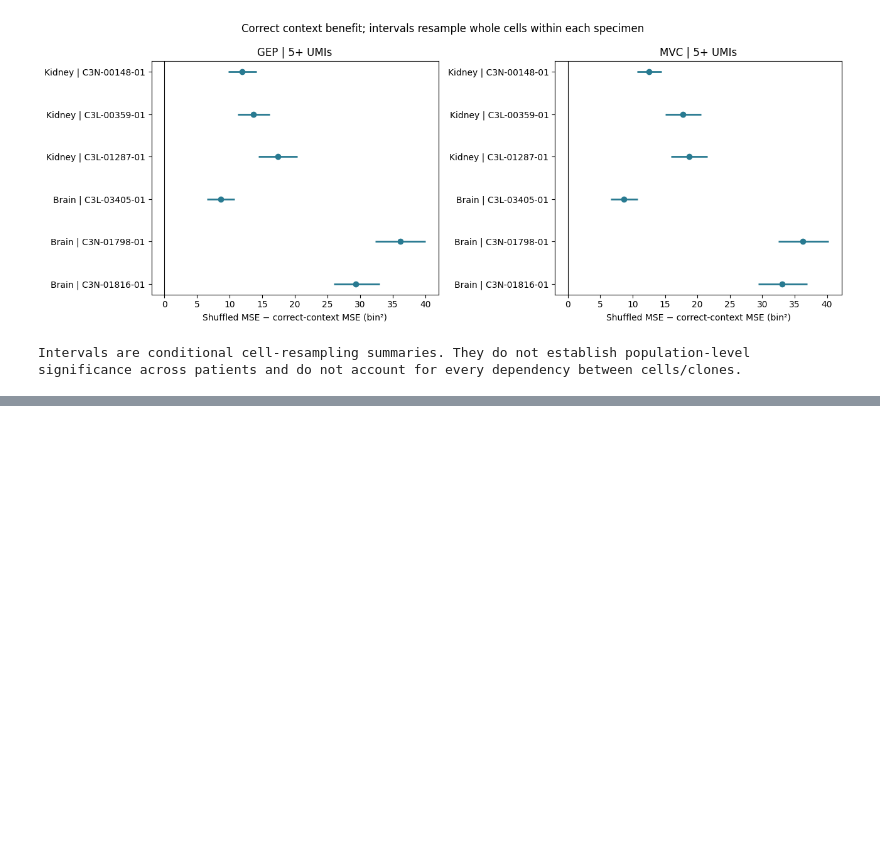
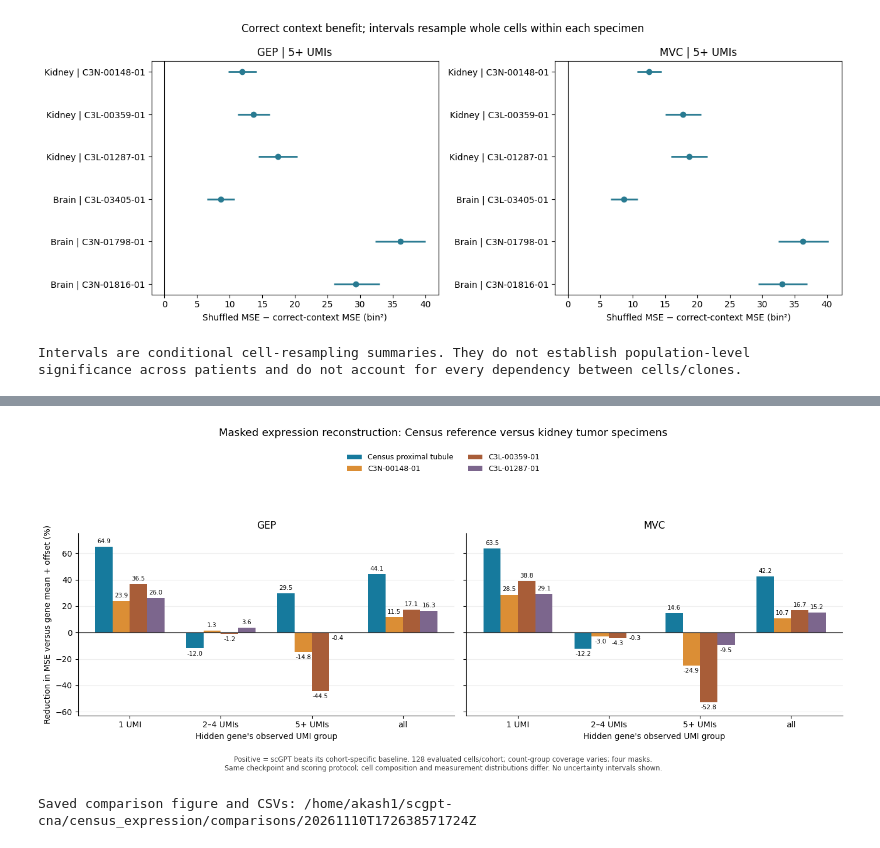
Before and after one commit to AkashPrasad2/scgpt-cna, a Jupyter notebook: notebooks/05-scGPT_benchmarking.ipynb, the cells around one changed output, grey strips where cells are left out. Saved outputs shown, nothing was run; the diff lists cells and outputs as text; code cells hidden in the pictures; blank space fills up the shorter version.

```diff
--- a/notebooks/05-scGPT_benchmarking.ipynb
+++ b/notebooks/05-scGPT_benchmarking.ipynb
@@ -2566,0 +3456,48 @@ significance across patients and do not account for every dependency between cel
+# %%
+# 11 — Compare improvement over the SAME TYPE of baseline, separately by cohort.
+import matplotlib.pyplot as plt
+
+comparison_groups = ["1 UMI", "2–4 UMIs", "5+ UMIs", "all"]
+comparison_cohorts = ["Census proximal tubule", *comparison_kidney_ids]
+comparison_colors = ["#167A9D", "#DB8E35", "#A85D38", "#7C668D"]
+fig, axes = plt.subplots(1, 2, figsize=(14, 6), sharey=True)
+comparison_values = []
+for ax, head in zip(axes, ["GEP", "MVC"]):
+    table = census_kidney_comparison.loc[census_kidney_comparison["method"].eq(head)].pivot(
+        index="count_group", columns="cohort", values="percent_MSE_reduction"
+    ).reindex(index=comparison_groups, columns=comparison_cohorts)
+    assert table.notna().all().all(), "Incomplete cohort/count-group comparison."
+    comparison_values.extend(table.to_numpy().ravel())
+    x = np.arange(len(comparison_groups))
+    width = .19
+    for j, (cohort, color) in enumerate(zip(comparison_cohorts, comparison_colors)):
+        bars = ax.bar(x + (j-1.5)*width, table[cohort], width, label=cohort, color=color)
+        for bar in bars:
+            y = bar.get_height()
+            ax.annotate(f"{y:.1f}", (bar.get_x()+bar.get_width()/2, y),
+                        xytext=(0, 3 if y >= 0 else -3), textcoords="offset points",
+                        ha="center", va="bottom" if y >= 0 else "top", fontsize=7.5)
+    ax.axhline(0, color="#333333", linewidth=.9)
+    ax.set_xticks(x, comparison_groups)
+    ax.set_xlabel("Hidden gene's observed UMI group")
+    ax.set_title(head, fontsize=12)
+    ax.grid(axis="y", alpha=.2)
+    ax.set_axisbelow(True)
+    ax.spines[["top", "right"]].set_visible(False)
+axes[0].set_ylabel("Reduction in MSE versus gene mean + offset (%)")
+axes[0].set_ylim(min(comparison_values)-10, max(comparison_values)+10)
+handles, labels = axes[0].get_legend_handles_labels()
+fig.legend(handles, labels, loc="upper center", bbox_to_anchor=(.5, .94), ncol=2, frameon=False, fontsize=9)
+fig.suptitle("Masked expression reconstruction: Census reference versus kidney tumor specimens", y=.995, fontsize=13)
+fig.text(.5, .015,
+         "Positive = scGPT beats its cohort-specific baseline. 128 evaluated cells/cohort; count-group coverage varies; four masks.\n"
+         "Same checkpoint and scoring protocol; cell composition and measurement distributions differ. No uncertainty intervals shown.",
+         ha="center", fontsize=8.5, color="#444444")
+fig.tight_layout(rect=[0, .075, 1, .81])
+fig.savefig(COMPARE_DIR / "census_vs_kidney_mse_reduction.png", dpi=220, bbox_inches="tight")
+fig.savefig(COMPARE_DIR / "census_vs_kidney_mse_reduction.pdf", bbox_inches="tight")
+plt.show()
+print("Saved comparison figure and CSVs:", COMPARE_DIR)
+# %% [output]
+[figure, added]
+Saved comparison figure and CSVs: /home/akash1/scgpt-cna/census_expression/comparisons/20261110T172638571724Z
```
Also changed, not shown: parts of 11 cells of this notebook.
